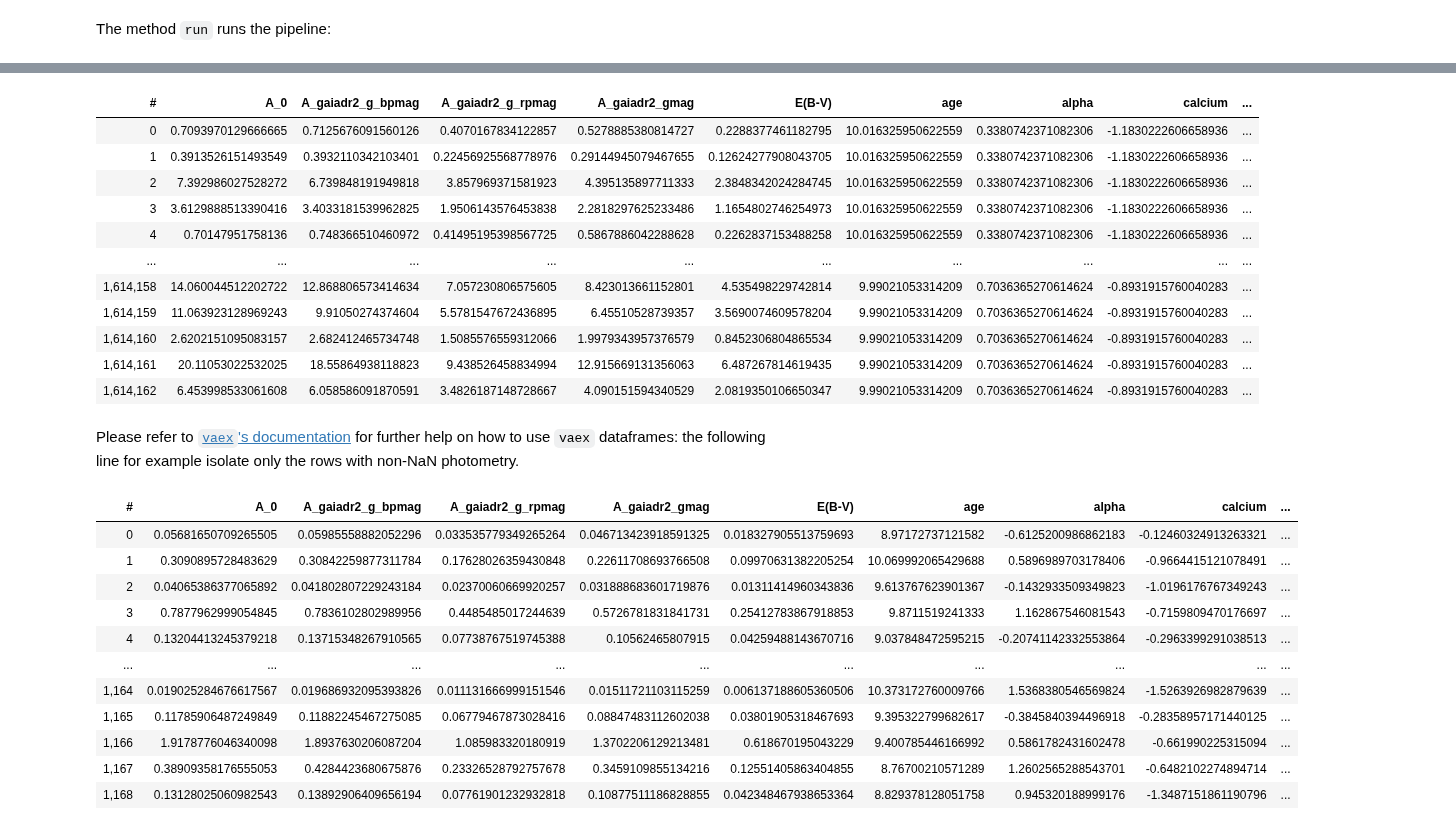
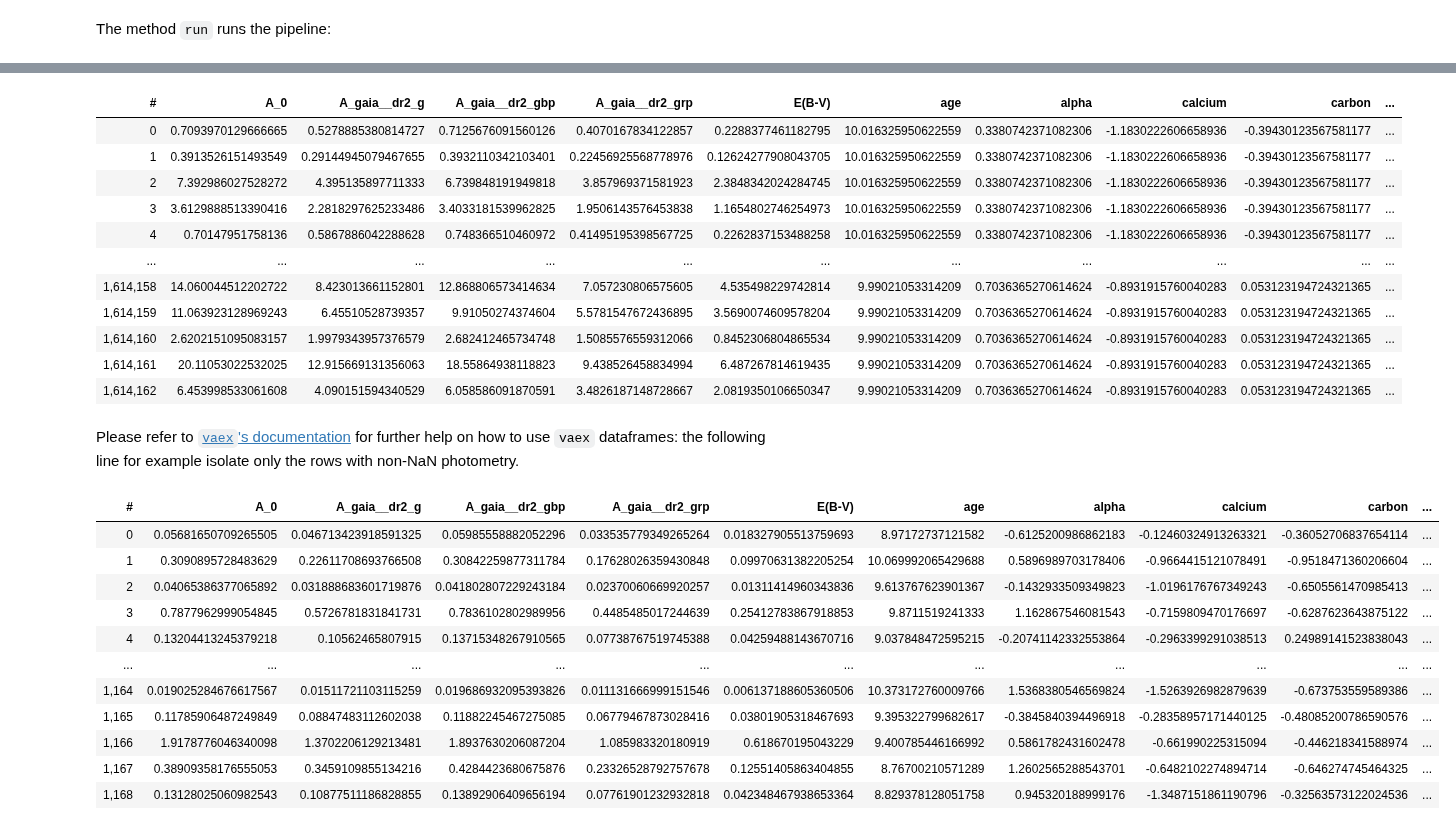
Before and after one commit to athob/py-ananke, a Jupyter notebook: jupyter/testing_ananke.ipynb, the cells around one changed output, grey strips where cells are left out. Cells and saved outputs as stored; diff of their text form; code cells hidden in the pictures.

```diff
--- a/jupyter/testing_ananke.ipynb
+++ b/jupyter/testing_ananke.ipynb
@@ -51,11 +51,11 @@ rshell = [0, 2*D]
 
 fsample = 0.01
 
-photo_sys = 'padova/GAIADR2'
+photo_sys = 'padova/GAIA__DR2'
 
-cmd_magnames = {'magnitude': 'Gmag',
-                'color_minuend': 'G_BPmag',
-                'color_subtrahend': 'G_RPmag'}
+cmd_magnames = {'magnitude': 'G',
+                'color_minuend': 'Gbp',
+                'color_subtrahend': 'Grp'}
 
 cmd_box = {
            'abs_mag_lim_lo': -1000,
@@ -177,32 +177,32 @@ Additionally, astrometric and photometric quantities `X` all have associated col
 # %%
 survey
 # %% [output]
-| # | A_0 | A_gaiadr2_g_bpmag | A_gaiadr2_g_rpmag | A_gaiadr2_gmag | E(B-V) | age | alpha | calcium | ... |
-| 0 | 0.7093970129666665 | 0.7125676091560126 | 0.4070167834122857 | 0.5278885380814727 | 0.2288377461182795 | 10.016325950622559 | 0.3380742371082306 | -1.1830222606658936 | ... |
-| 1 | 0.3913526151493549 | 0.3932110342103401 | 0.22456925568778976 | 0.29144945079467655 | 0.12624277908043705 | 10.016325950622559 | 0.3380742371082306 | -1.1830222606658936 | ... |
-| 2 | 7.392986027528272 | 6.739848191949818 | 3.857969371581923 | 4.395135897711333 | 2.3848342024284745 | 10.016325950622559 | 0.3380742371082306 | -1.1830222606658936 | ... |
-| 3 | 3.6129888513390416 | 3.4033181539962825 | 1.9506143576453838 | 2.2818297625233486 | 1.1654802746254973 | 10.016325950622559 | 0.3380742371082306 | -1.1830222606658936 | ... |
-| 4 | 0.70147951758136 | 0.748366510460972 | 0.41495195398567725 | 0.5867886042288628 | 0.2262837153488258 | 10.016325950622559 | 0.3380742371082306 | -1.1830222606658936 | ... |
-| ... | ... | ... | ... | ... | ... | ... | ... | ... | ... |
-| 1,614,158 | 14.060044512202722 | 12.868806573414634 | 7.057230806575605 | 8.423013661152801 | 4.535498229742814 | 9.99021053314209 | 0.7036365270614624 | -0.8931915760040283 | ... |
-| 1,614,159 | 11.063923128969243 | 9.91050274374604 | 5.5781547672436895 | 6.45510528739357 | 3.5690074609578204 | 9.99021053314209 | 0.7036365270614624 | -0.8931915760040283 | ... |
-| 1,614,160 | 2.6202151095083157 | 2.682412465734748 | 1.5085576559312066 | 1.9979343957376579 | 0.8452306804865534 | 9.99021053314209 | 0.7036365270614624 | -0.8931915760040283 | ... |
-| 1,614,161 | 20.11053022532025 | 18.55864938118823 | 9.438526458834994 | 12.915669131356063 | 6.487267814619435 | 9.99021053314209 | 0.7036365270614624 | -0.8931915760040283 | ... |
-| 1,614,162 | 6.453998533061608 | 6.058586091870591 | 3.4826187148728667 | 4.090151594340529 | 2.0819350106650347 | 9.99021053314209 | 0.7036365270614624 | -0.8931915760040283 | ... |
+| # | A_0 | A_gaia__dr2_g | A_gaia__dr2_gbp | A_gaia__dr2_grp | E(B-V) | age | alpha | calcium | carbon | ... |
+| 0 | 0.7093970129666665 | 0.5278885380814727 | 0.7125676091560126 | 0.4070167834122857 | 0.2288377461182795 | 10.016325950622559 | 0.3380742371082306 | -1.1830222606658936 | -0.39430123567581177 | ... |
+| 1 | 0.3913526151493549 | 0.29144945079467655 | 0.3932110342103401 | 0.22456925568778976 | 0.12624277908043705 | 10.016325950622559 | 0.3380742371082306 | -1.1830222606658936 | -0.39430123567581177 | ... |
+| 2 | 7.392986027528272 | 4.395135897711333 | 6.739848191949818 | 3.857969371581923 | 2.3848342024284745 | 10.016325950622559 | 0.3380742371082306 | -1.1830222606658936 | -0.39430123567581177 | ... |
+| 3 | 3.6129888513390416 | 2.2818297625233486 | 3.4033181539962825 | 1.9506143576453838 | 1.1654802746254973 | 10.016325950622559 | 0.3380742371082306 | -1.1830222606658936 | -0.39430123567581177 | ... |
+| 4 | 0.70147951758136 | 0.5867886042288628 | 0.748366510460972 | 0.41495195398567725 | 0.2262837153488258 | 10.016325950622559 | 0.3380742371082306 | -1.1830222606658936 | -0.39430123567581177 | ... |
+| ... | ... | ... | ... | ... | ... | ... | ... | ... | ... | ... |
+| 1,614,158 | 14.060044512202722 | 8.423013661152801 | 12.868806573414634 | 7.057230806575605 | 4.535498229742814 | 9.99021053314209 | 0.7036365270614624 | -0.8931915760040283 | 0.053123194724321365 | ... |
+| 1,614,159 | 11.063923128969243 | 6.45510528739357 | 9.91050274374604 | 5.5781547672436895 | 3.5690074609578204 | 9.99021053314209 | 0.7036365270614624 | -0.8931915760040283 | 0.053123194724321365 | ... |
+| 1,614,160 | 2.6202151095083157 | 1.9979343957376579 | 2.682412465734748 | 1.5085576559312066 | 0.8452306804865534 | 9.99021053314209 | 0.7036365270614624 | -0.8931915760040283 | 0.053123194724321365 | ... |
+| 1,614,161 | 20.11053022532025 | 12.915669131356063 | 18.55864938118823 | 9.438526458834994 | 6.487267814619435 | 9.99021053314209 | 0.7036365270614624 | -0.8931915760040283 | 0.053123194724321365 | ... |
+| 1,614,162 | 6.453998533061608 | 4.090151594340529 | 6.058586091870591 | 3.4826187148728667 | 2.0819350106650347 | 9.99021053314209 | 0.7036365270614624 | -0.8931915760040283 | 0.053123194724321365 | ... |
 # %% [markdown]
 Please refer to [`vaex`'s documentation](https://vaex.io/docs/tutorial.html) for further help on how to use `vaex` dataframes: the following line for example isolate only the rows with non-NaN photometry.
 # %%
-survey[~survey.gaiadr2_gmag.isna()]
+survey[~survey.gaia__dr2_g.isna()]
 # %% [output]
-| # | A_0 | A_gaiadr2_g_bpmag | A_gaiadr2_g_rpmag | A_gaiadr2_gmag | E(B-V) | age | alpha | calcium | ... |
-| 0 | 0.05681650709265505 | 0.05985558882052296 | 0.033535779349265264 | 0.046713423918591325 | 0.018327905513759693 | 8.97172737121582 | -0.6125200986862183 | -0.12460324913263321 | ... |
-| 1 | 0.3090895728483629 | 0.30842259877311784 | 0.17628026359430848 | 0.22611708693766508 | 0.09970631382205254 | 10.069992065429688 | 0.5896989703178406 | -0.9664415121078491 | ... |
-| 2 | 0.04065386377065892 | 0.041802807229243184 | 0.02370060669920257 | 0.031888683601719876 | 0.01311414960343836 | 9.613767623901367 | -0.1432933509349823 | -1.0196176767349243 | ... |
-| 3 | 0.7877962999054845 | 0.7836102802989956 | 0.4485485017244639 | 0.5726781831841731 | 0.25412783867918853 | 9.8711519241333 | 1.162867546081543 | -0.7159809470176697 | ... |
-| 4 | 0.13204413245379218 | 0.13715348267910565 | 0.07738767519745388 | 0.10562465807915 | 0.04259488143670716 | 9.037848472595215 | -0.20741142332553864 | -0.2963399291038513 | ... |
-| ... | ... | ... | ... | ... | ... | ... | ... | ... | ... |
-| 1,164 | 0.019025284676617567 | 0.019686932095393826 | 0.011131666999151546 | 0.01511721103115259 | 0.006137188605360506 | 10.373172760009766 | 1.5368380546569824 | -1.5263926982879639 | ... |
-| 1,165 | 0.11785906487249849 | 0.11882245467275085 | 0.06779467873028416 | 0.08847483112602038 | 0.03801905318467693 | 9.395322799682617 | -0.3845840394496918 | -0.28358957171440125 | ... |
-| 1,166 | 1.9178776046340098 | 1.8937630206087204 | 1.085983320180919 | 1.3702206129213481 | 0.618670195043229 | 9.400785446166992 | 0.5861782431602478 | -0.661990225315094 | ... |
-| 1,167 | 0.38909358176555053 | 0.4284423680675876 | 0.23326528792757678 | 0.3459109855134216 | 0.12551405863404855 | 8.76700210571289 | 1.2602565288543701 | -0.6482102274894714 | ... |
-| 1,168 | 0.13128025060982543 | 0.13892906409656194 | 0.07761901232932818 | 0.10877511186828855 | 0.042348467938653364 | 8.829378128051758 | 0.945320188999176 | -1.3487151861190796 | ... |
+| # | A_0 | A_gaia__dr2_g | A_gaia__dr2_gbp | A_gaia__dr2_grp | E(B-V) | age | alpha | calcium | carbon | ... |
+| 0 | 0.05681650709265505 | 0.046713423918591325 | 0.05985558882052296 | 0.033535779349265264 | 0.018327905513759693 | 8.97172737121582 | -0.6125200986862183 | -0.12460324913263321 | -0.36052706837654114 | ... |
+| 1 | 0.3090895728483629 | 0.22611708693766508 | 0.30842259877311784 | 0.17628026359430848 | 0.09970631382205254 | 10.069992065429688 | 0.5896989703178406 | -0.9664415121078491 | -0.9518471360206604 | ... |
+| 2 | 0.04065386377065892 | 0.031888683601719876 | 0.041802807229243184 | 0.02370060669920257 | 0.01311414960343836 | 9.613767623901367 | -0.1432933509349823 | -1.0196176767349243 | -0.6505561470985413 | ... |
+| 3 | 0.7877962999054845 | 0.5726781831841731 | 0.7836102802989956 | 0.4485485017244639 | 0.25412783867918853 | 9.8711519241333 | 1.162867546081543 | -0.7159809470176697 | -0.6287623643875122 | ... |
+| 4 | 0.13204413245379218 | 0.10562465807915 | 0.13715348267910565 | 0.07738767519745388 | 0.04259488143670716 | 9.037848472595215 | -0.20741142332553864 | -0.2963399291038513 | 0.24989141523838043 | ... |
+| ... | ... | ... | ... | ... | ... | ... | ... | ... | ... | ... |
+| 1,164 | 0.019025284676617567 | 0.01511721103115259 | 0.019686932095393826 | 0.011131666999151546 | 0.006137188605360506 | 10.373172760009766 | 1.5368380546569824 | -1.5263926982879639 | -0.673753559589386 | ... |
+| 1,165 | 0.11785906487249849 | 0.08847483112602038 | 0.11882245467275085 | 0.06779467873028416 | 0.03801905318467693 | 9.395322799682617 | -0.3845840394496918 | -0.28358957171440125 | -0.48085200786590576 | ... |
+| 1,166 | 1.9178776046340098 | 1.3702206129213481 | 1.8937630206087204 | 1.085983320180919 | 0.618670195043229 | 9.400785446166992 | 0.5861782431602478 | -0.661990225315094 | -0.446218341588974 | ... |
+| 1,167 | 0.38909358176555053 | 0.3459109855134216 | 0.4284423680675876 | 0.23326528792757678 | 0.12551405863404855 | 8.76700210571289 | 1.2602565288543701 | -0.6482102274894714 | -0.646274745464325 | ... |
+| 1,168 | 0.13128025060982543 | 0.10877511186828855 | 0.13892906409656194 | 0.07761901232932818 | 0.042348467938653364 | 8.829378128051758 | 0.945320188999176 | -1.3487151861190796 | -0.32563573122024536 | ... |
```
Also changed, not shown: parts of 2 cells of this notebook, 4 other files.
